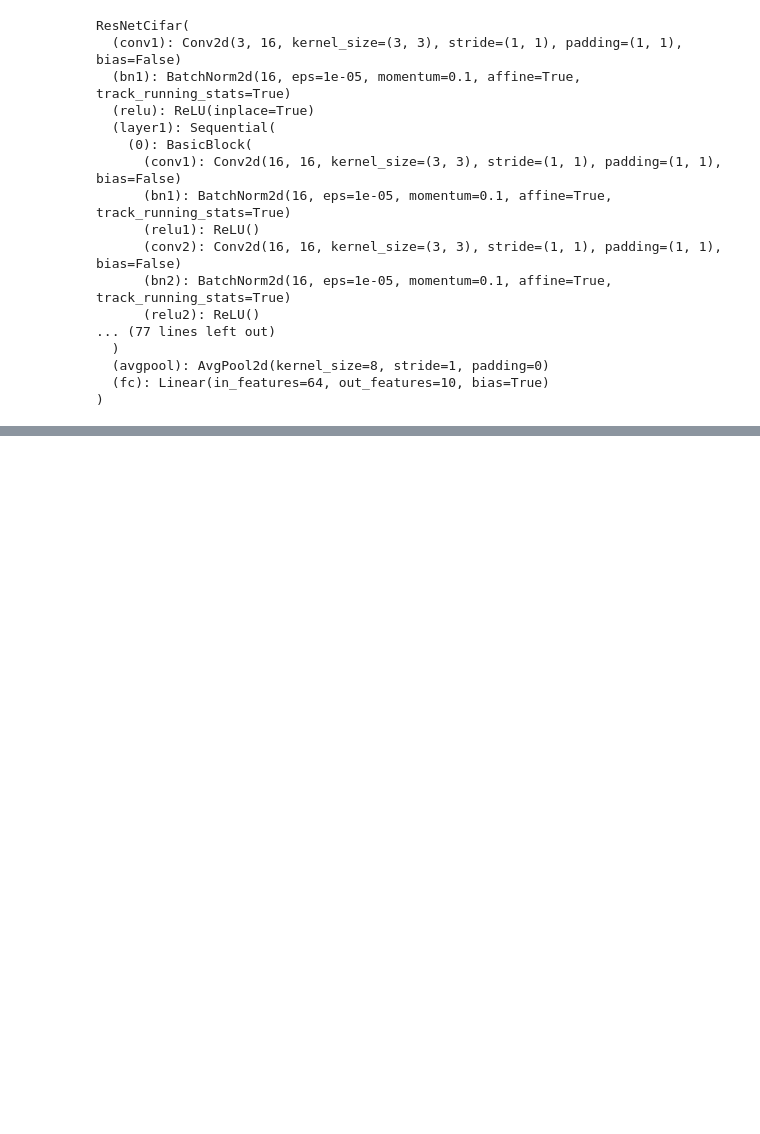
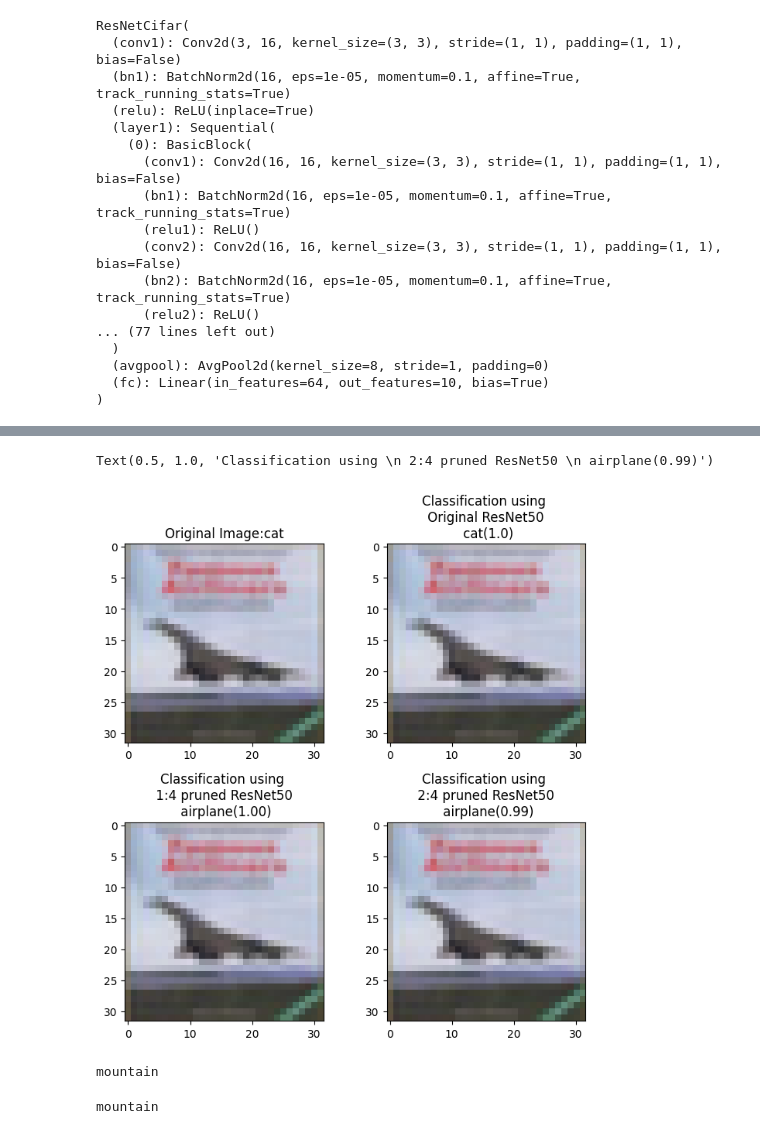
Before and after one commit to Hr15h1/SNOWS, a Jupyter notebook: CNN_pruning/model_qa.ipynb, the cells around one changed output, grey strips where cells are left out. Drawn from its saved outputs; the diff is of its cells as text; code cells hidden in the pictures; blank space fills up the shorter version.

```diff
--- a/CNN_pruning/model_qa.ipynb
+++ b/CNN_pruning/model_qa.ipynb
@@ -83,0 +168,2 @@ cat
+# %%
+image_unnorm, label_unnorm = test_dataset_unnorm[3]
@@ -83,0 +239,20 @@ cat
+# %%
+fig, axes = plt.subplots(2, 2, figsize = (8, 8))
+# original_img = image.permute(1, 2, 0)
+plt.subplots_adjust(hspace=0.4)
+axes[0, 0].imshow(image_unnorm)
+axes[0, 0].set_title(f"Original Image:{test_dataset.classes[label]}")
+
+
+axes[0, 1].imshow(image_unnorm)
+axes[0, 1].set_title(f"Classification using \n Original ResNet50 \n {test_dataset.classes[output_class_orig]}({output_class_orig_probs[0, output_class_orig].item()})")
+
+axes[1, 0].imshow(image_unnorm)
+axes[1, 0].set_title(f"Classification using \n 1:4 pruned ResNet50 \n {test_dataset.classes[output_class_1_4]}({output_class_1_4_probs[0, output_class_1_4].item():.2f})")
+
+
+axes[1, 1].imshow(image_unnorm)
+axes[1, 1].set_title(f"Classification using \n 2:4 pruned ResNet50 \n {test_dataset.classes[output_class_2_4]}({output_class_2_4_probs[0, output_class_2_4].item():.2f})")
+# %% [output]
+Text(0.5, 1.0, 'Classification using \n 2:4 pruned ResNet50 \n airplane(0.99)')
+[figure, added]
@@ -83,0 +266,10 @@ cat
+# %%
+image_03, label_03 = test_dataset[0]
+print(test_dataset.classes[label_03])
+# %% [output]
+mountain
+# %%
+image_unnorm, label_unnorm = test_dataset_unnorm[0]
+print(test_dataset_unnorm.classes[label_unnorm])
+# %% [output]
+mountain
```
Also changed, not shown: parts of 28 cells of this notebook, 1 other file.
